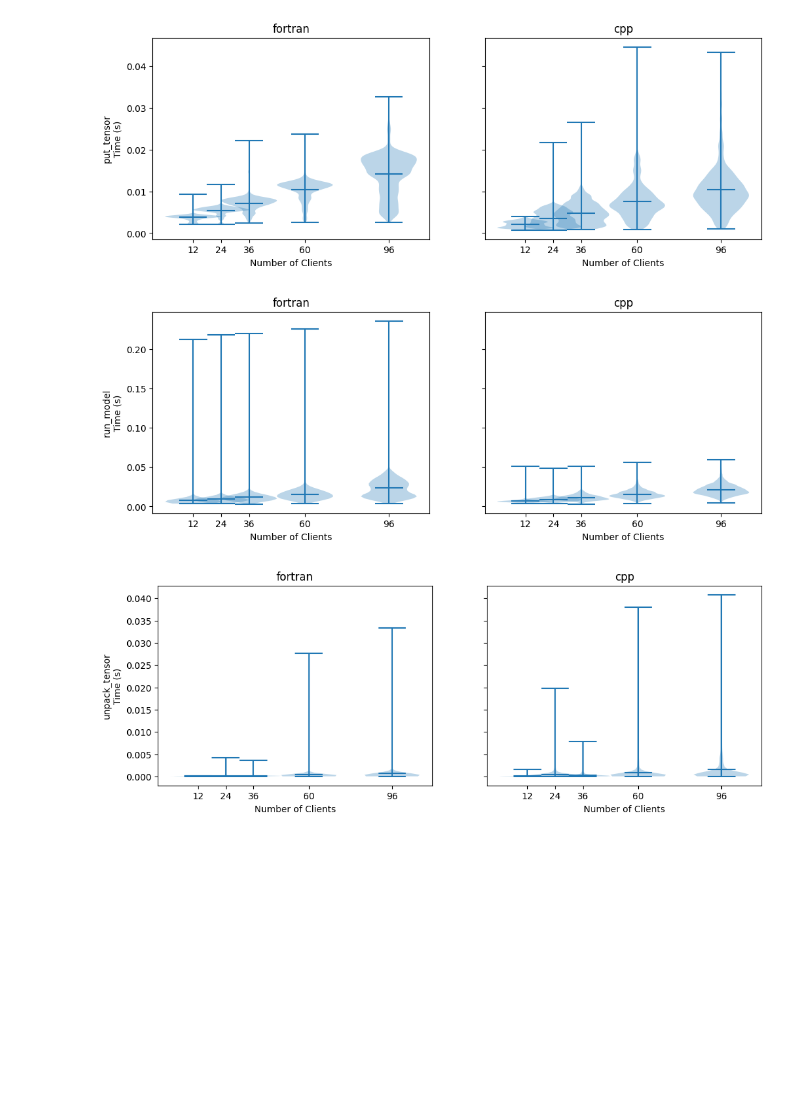
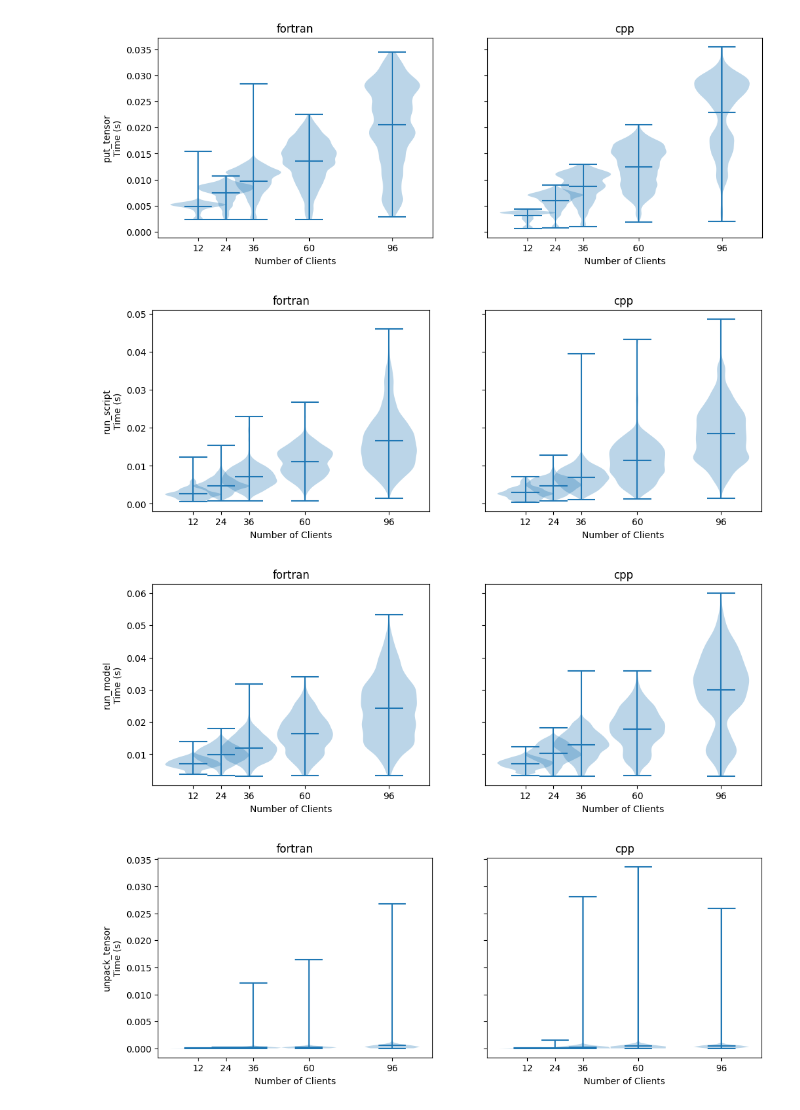
Before and after one commit to CrayLabs/SmartSim-Scaling, a Jupyter notebook: figures/plot_colocated_inference.ipynb, the cells around one changed output. Saved outputs shown, nothing was run; the diff lists cells and outputs as text; code cells hidden in the pictures; blank space fills up the shorter version.

Commit message:
Add notebook for colocated inference plots

```diff
--- a/figures/plot_colocated_inference.ipynb
+++ b/figures/plot_colocated_inference.ipynb
@@ -4,14 +4,8 @@ import matplotlib.pyplot as plt
 import matplotlib
 import pandas as pd
 import numpy as np
-from glob import glob
-import seaborn as sns
-from tqdm.auto import tqdm
 from pathlib import Path
 import configparser
-
-
-palette = sns.set_palette("colorblind", color_codes=True)
 
 font = {'family' : 'sans',
         'weight' : 'normal',
@@ -24,7 +18,7 @@ class hashableDict(dict):
 # %%
 results_path = '../results'
 scaling_test = 'inference-colocated-scaling'
-run_path = 'run-2023-05-19-19:58:44'
+run_path = 'run-2023-05-23-16:49:05'
 full_path = Path(results_path, scaling_test, run_path)
 
 configs = []
@@ -67,32 +61,33 @@ df
 # %%
 violin_opts = dict(
     showmeans = True,
     showextrema = True,
 )
 
 plt.style.use('default')
 
 ordered_client_total = sorted(df['client_total'].unique())
 
-function_names = ['put_tensor', 'run_model', 'unpack_tensor']
+function_names = ['put_tensor', 'run_script', 'run_model', 'unpack_tensor']
 languages = ['fortran', 'cpp']
 
 for function_name in function_names:
     fig = plt.figure(figsize=[12,4])
     axs = fig.subplots(1,2,sharey=True)
     for i, language in enumerate(languages):
         language_df = df.groupby('language').get_group(language)
         function_df = language_df.groupby('function').get_group(function_name)[ ['client_total','time'] ]
 
         data = [function_df.groupby('client_total').get_group(client)['time'] for client in ordered_client_total]
         pos = [int(client) for client in ordered_client_total]
         axs[i].violinplot(data, pos, **violin_opts, widths=24)
         axs[i].set_xlabel('Number of Clients')
         axs[i].set_title(language)
         axs[i].set_xticks(pos)
     axs[0].set_ylabel(f'{function_name}\nTime (s)')
 # plt.box(put_tensor_df['client_total'], put_tensor_df['time'])
 # %% [output]
-[figure, old version]
+[figure, new version]
-[figure, old version]
+[figure, new version]
-[figure, old version]
+[figure, new version]
+[figure, added]
```
Also changed, not shown: parts of 17 cells of this notebook.
